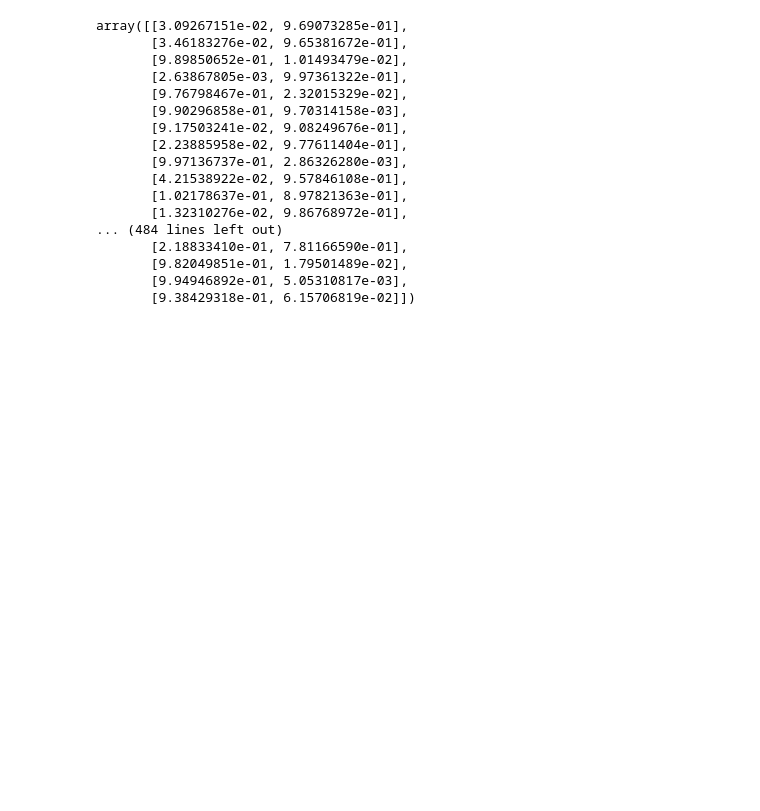
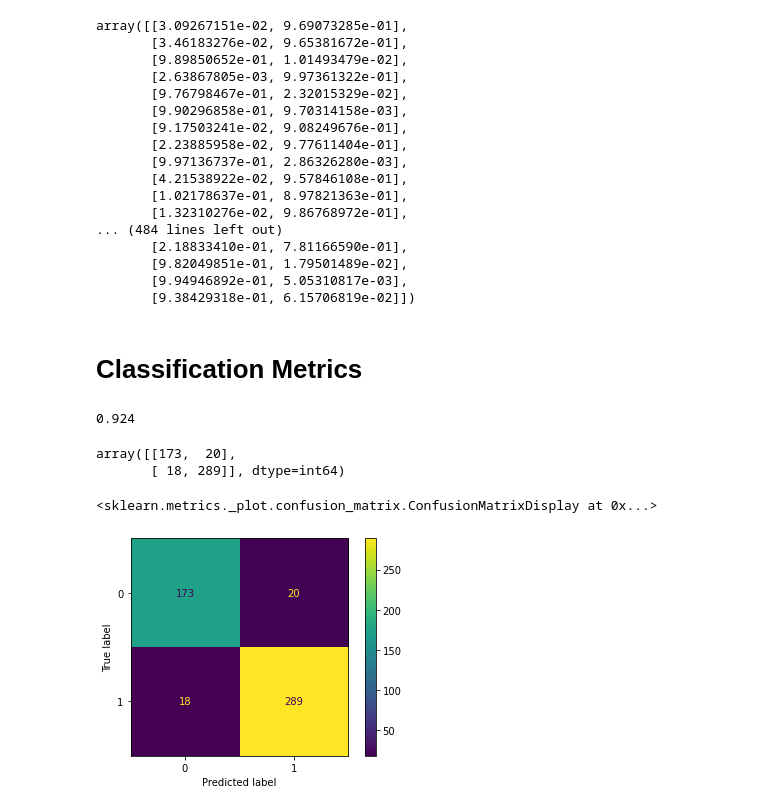
Before and after one commit to Sagar-modelling/ML_Live_Class, a Jupyter notebook: Logistic Regression/simplelogistic.ipynb, the cells around one changed output. Saved outputs shown, nothing was run; the diff lists cells and outputs as text; code cells hidden in the pictures; blank space fills up the shorter version.

```diff
--- a/Logistic Regression/simplelogistic.ipynb
+++ b/Logistic Regression/simplelogistic.ipynb
@@ -186,3 +186,5 @@ array([[3.09267151e-02, 9.69073285e-01],
        [9.82049851e-01, 1.79501489e-02],
        [9.94946892e-01, 5.05310817e-03],
        [9.38429318e-01, 6.15706819e-02]])
+# %% [markdown]
+# Classification Metrics
@@ -188,0 +193,9 @@ array([[3.09267151e-02, 9.69073285e-01],
+# %%
+accuracy_score(y_test, y_pred)
+# %% [output]
+0.924
+# %%
+confusion_matrix(y_test, y_pred)
+# %% [output]
+array([[173,  20],
+       [ 18, 289]], dtype=int64)
@@ -188,0 +204,5 @@ array([[3.09267151e-02, 9.69073285e-01],
+# %%
+plot_confusion_matrix(log_model, scaled_X_test, y_test)
+# %% [output]
+<sklearn.metrics._plot.confusion_matrix.ConfusionMatrixDisplay at 0x...>
+[figure, added]
```
Also changed, not shown: parts of 10 cells of this notebook, 2 other files.
